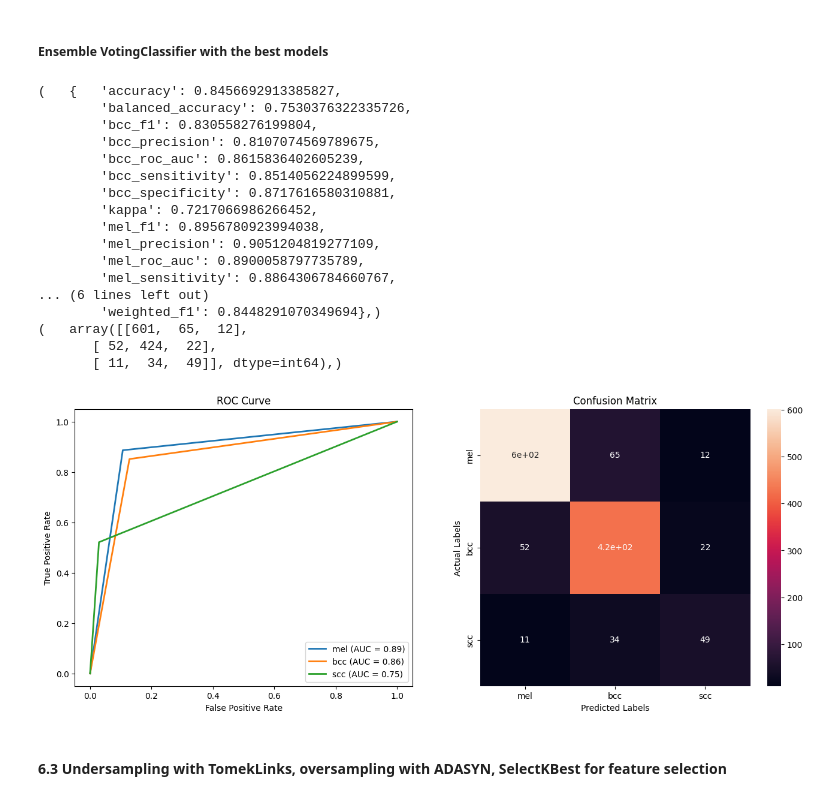
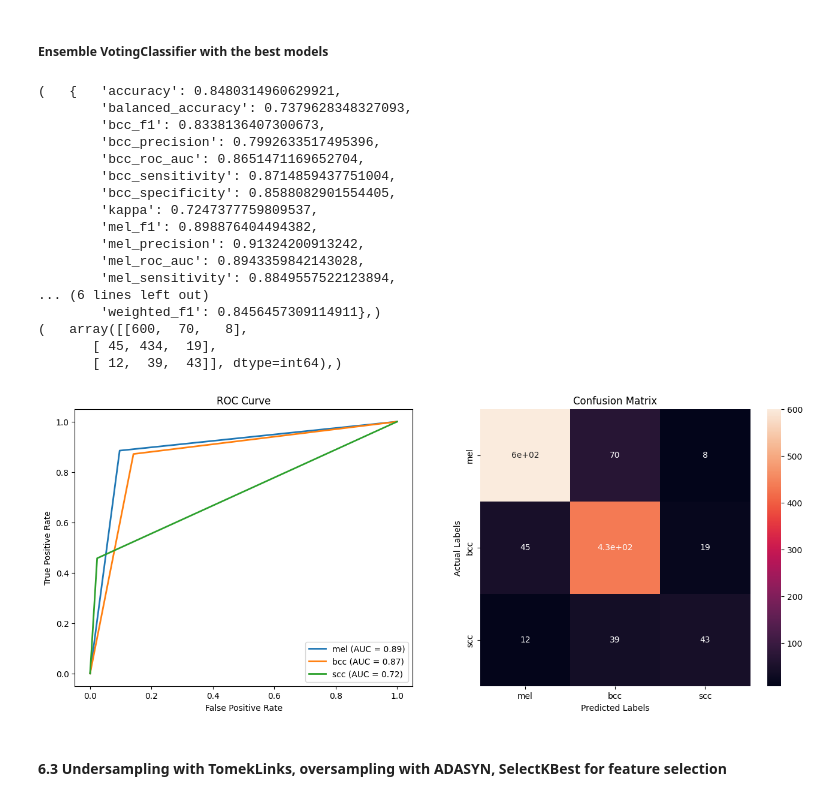
Before and after one commit to lui-alvarez/Melanoma-classification-using-machine-learning, a Jupyter notebook: notebooks/HabibAlvarez_challenge2.ipynb, the cells around one changed output. Cells and saved outputs as stored; diff of their text form; code cells hidden in the pictures.

```diff
--- a/notebooks/HabibAlvarez_challenge2.ipynb
+++ b/notebooks/HabibAlvarez_challenge2.ipynb
@@ -455,9 +455,10 @@ class FeatureSelection:
 
     def select_rfe_features(self, data, target):
         # estimator_svm = SVC(kernel='linear', decision_function_shape='ovr',class_weight='balanced')
-        estimater_rfe = RandomForestClassifier(n_estimators=200, max_depth= 9, min_samples_leaf=1, min_samples_split=2 ,class_weight='balanced')
+        # estimater_rfe = RandomForestClassifier(n_estimators=200, max_depth= 9, min_samples_leaf=1, min_samples_split=2 ,class_weight='balanced')
+        estimator_xgb = XGBClassifier(colsample_bytree =1.0, learning_rate = 0.1, max_depth = 5, n_estimators = 300, subsample = 0.7)
 
-        rfe = RFE(estimater_rfe, n_features_to_select=self.calc_n_features(data.shape[0]), verbose=2)
+        rfe = RFE(estimator_xgb, n_features_to_select=self.calc_n_features(data.shape[0]), verbose=2)
         rfe.fit(data, target)
 
         # Get the indices of the selected features
@@ -1029,7 +1042,7 @@ Fitting estimator with 114 features.
 # %% [markdown]
 ##### SVM
 # %%
-grid = {'kernel':('linear', 'rbf'), 'C':[0.1, 1, 10], 'gamma':[0.001, 0.01, 0.1]}
+grid = {'kernel':['linear', 'rbf'], 'C':[0.1, 1, 10], 'gamma':[0.001, 0.01, 0.1]}
 model = SVC(decision_function_shape='ovr', class_weight='balanced')
 model_fit_predict(model, grid, 'accuracy', X_train_normalized, y_train_encoded, X_val_normalized, y_val_encoded)
 # %% [output]
@@ -1080,8 +1093,6 @@ model_fit_predict(model, grid, 'accuracy', X_train_normalized, y_train_encoded,
 ##### XGBoost
 # %%
 model = XGBClassifier({"device": "cuda:0" if gpu else "cpu"})
-# grid = {'max_depth': [4, 5], 'learning_rate': [0.1, 0.01], 'n_estimators': [200, 300], 'subsample': [0.5, 0.7, 1.0], 'colsample_bytree': [0.8, 0.9, 1.0]}
-grid = {'max_depth': [5], 'learning_rate': [0.1], 'n_estimators': [300], 'subsample': [0.7], 'colsample_bytree': [1.0]}
-
+grid = {'max_depth': [4, 5], 'learning_rate': [0.1, 0.01], 'n_estimators': [200, 300], 'subsample': [0.5, 0.7, 1.0], 'colsample_bytree': [0.8, 0.9, 1.0]}
 model_fit_predict(model, grid, 'accuracy', X_train_normalized, y_train_encoded, X_val_normalized, y_val_encoded)
 # %% [output]
@@ -1133,38 +1144,38 @@ model_fit_predict(model, grid, 'accuracy', X_train_normalized, y_train_encoded,
 # %%
 # Define the base classifiers
 clf1 = SVC(C= 10, gamma=0.01, kernel='rbf', probability=True)  # Set probability=True for soft voting
-clf2 = RandomForestClassifier(class_weight='balanced', max_depth= 9, min_samples_leaf=1, min_samples_split=5, n_estimators=200)
+clf2 = RandomForestClassifier(class_weight='balanced', max_depth= 9, min_samples_leaf=1, min_samples_split=2, n_estimators=200)
 clf3 = XGBClassifier(colsample_bytree=1.0, learning_rate=0.1, max_depth=5, n_estimators=300, subsample=0.7)
 
 # Create a VotingClassifier with soft voting
 voting_clf = VotingClassifier(estimators=[('svc', clf1), ('rf', clf2), ('xgb', clf3)], voting='soft')
 
 # Train the VotingClassifier on your training data
 voting_clf.fit(X_train_normalized, y_train_encoded)
 
 # Make predictions
 y_pred = voting_clf.predict(X_val_normalized)
 
 model_predict(y_pred, y_val_encoded)
 # %% [output]
-(   {   'accuracy': 0.8456692913385827,
-        'balanced_accuracy': 0.7530376322335726,
-        'bcc_f1': 0.830558276199804,
-        'bcc_precision': 0.8107074569789675,
-        'bcc_roc_auc': 0.8615836402605239,
-        'bcc_sensitivity': 0.8514056224899599,
-        'bcc_specificity': 0.8717616580310881,
-        'kappa': 0.7217066986266452,
-        'mel_f1': 0.8956780923994038,
-        'mel_precision': 0.9051204819277109,
-        'mel_roc_auc': 0.8900058797735789,
-        'mel_sensitivity': 0.8864306784660767,
+(   {   'accuracy': 0.8480314960629921,
+        'balanced_accuracy': 0.7379628348327093,
+        'bcc_f1': 0.8338136407300673,
+        'bcc_precision': 0.7992633517495396,
+        'bcc_roc_auc': 0.8651471169652704,
+        'bcc_sensitivity': 0.8714859437751004,
+        'bcc_specificity': 0.8588082901554405,
+        'kappa': 0.7247377759809537,
+        'mel_f1': 0.898876404494382,
+        'mel_precision': 0.91324200913242,
+        'mel_roc_auc': 0.8943359842143028,
+        'mel_sensitivity': 0.8849557522123894,
 ... (6 lines left out)
-        'weighted_f1': 0.8448291070349694},)
-(   array([[601,  65,  12],
-       [ 52, 424,  22],
-       [ 11,  34,  49]], dtype=int64),)
+        'weighted_f1': 0.8456457309114911},)
+(   array([[600,  70,   8],
+       [ 45, 434,  19],
+       [ 12,  39,  43]], dtype=int64),)
-[figure, old version]
+[figure, new version]
 # %% [markdown]
 #### 6.3 Undersampling with TomekLinks, oversampling with ADASYN, SelectKBest for feature selection
 # %%
```
Also changed, not shown: parts of 6 cells of this notebook.
